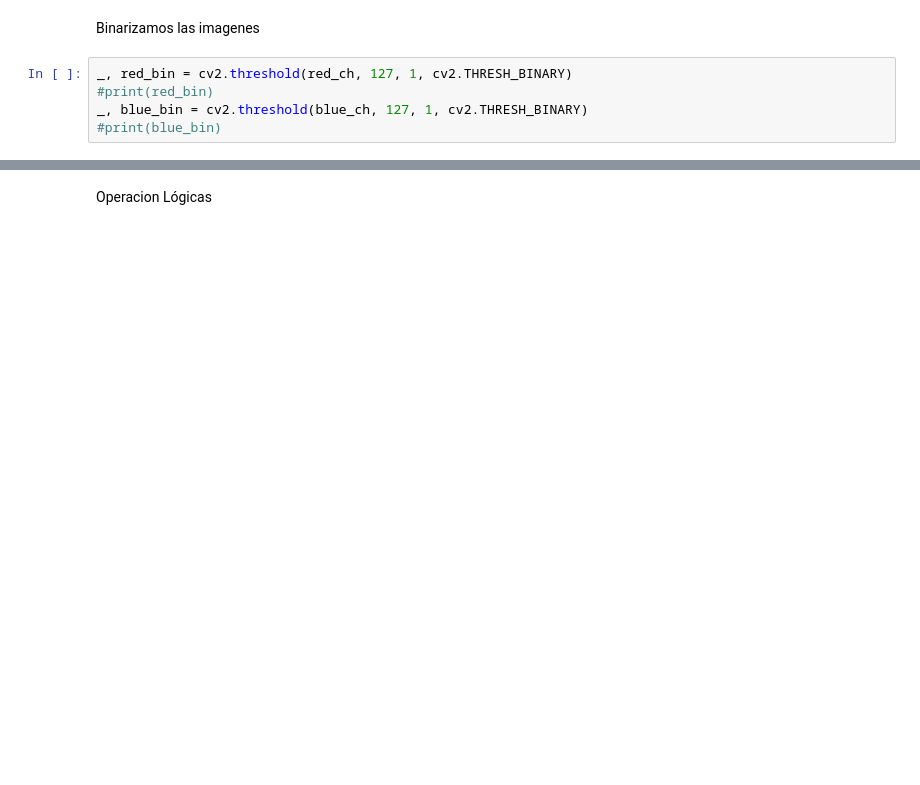
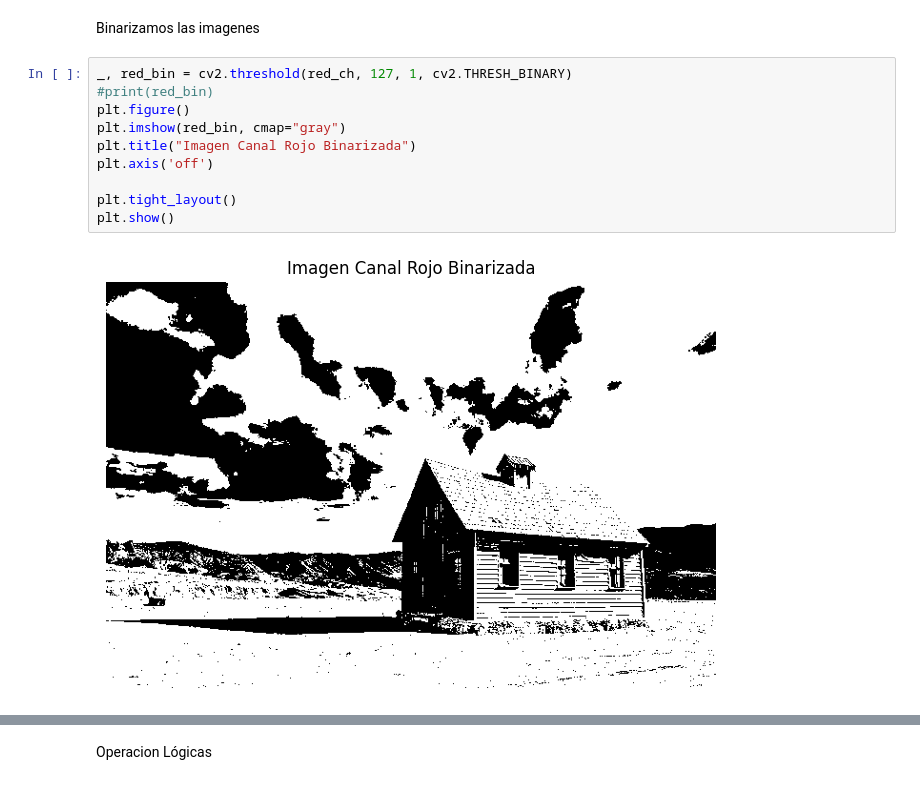
Before and after one commit to JoseCervantes06/Practica1_GrupoC_Cervantes_Hadidi, a Jupyter notebook: Analisis/Practica1_GrupoC.ipynb, the cells around one changed output, grey strips where cells are left out. Cells and saved outputs as stored; diff of their text form; blank space fills up the shorter version.

```diff
--- a/Analisis/Practica1_GrupoC.ipynb
+++ b/Analisis/Practica1_GrupoC.ipynb
@@ -176,5 +193,12 @@ Binarizamos las imagenes
 # %%
 _, red_bin = cv2.threshold(red_ch, 127, 1, cv2.THRESH_BINARY)
 #print(red_bin)
-_, blue_bin = cv2.threshold(blue_ch, 127, 1, cv2.THRESH_BINARY)
-#print(blue_bin)
+plt.figure()
+plt.imshow(red_bin, cmap="gray")
+plt.title("Imagen Canal Rojo Binarizada")
+plt.axis('off')
+
+plt.tight_layout()
+plt.show()
+# %% [output]
+[figure, added]
```
Also changed, not shown: parts of 7 cells of this notebook, 1 other file.
